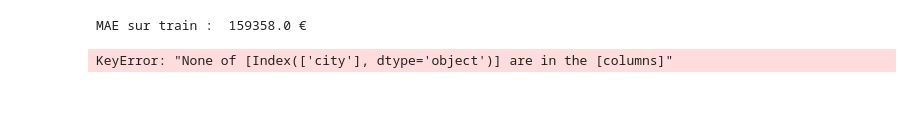
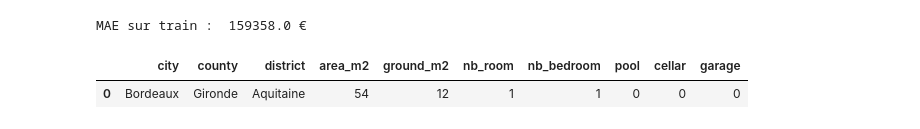
Before and after one commit to laurent-33/ML-09-realestate-djml, a Jupyter notebook: 02_data_processing_and_model.ipynb, the cells around one changed output. Drawn from its saved outputs; the diff is of its cells as text; code cells hidden in the pictures; blank space fills up the shorter version.

Commit message:
laurent : mise au format dataframe pour test de prédiction à la fin du notebook 02)

```diff
--- a/02_data_processing_and_model.ipynb
+++ b/02_data_processing_and_model.ipynb
@@ -222,6 +222,11 @@ trainfull_pred = pd.DataFrame(y_train_pred)
 trainfull_pred.to_csv('./csv/trainfull_pred.csv', index=False)
 Y_trainfull.to_csv('./csv/Y_trainfull.csv', index=False)
 # %%
-full_pipe.predict(pd.DataFrame([['Bordeaux', 'Gironde', 'Aquitaine', '54', '12', '1', '1', '0', '0', '0']]))
+new_value = pd.DataFrame([
+    ['Bordeaux', 'Gironde', 'Aquitaine', 54, 12, 1, 1, 0, 0, 0]
+    ], columns = X_trainfull.columns)
+
+new_value
 # %% [output]
-KeyError: "None of [Index(['city'], dtype='object')] are in the [columns]"
+|  | city | county | district | area_m2 | ground_m2 | nb_room | nb_bedroom | pool | cellar | garage |
+| 0 | Bordeaux | Gironde | Aquitaine | 54 | 12 | 1 | 1 | 0 | 0 | 0 |
```
Also changed, not shown: parts of 10 cells of this notebook.
